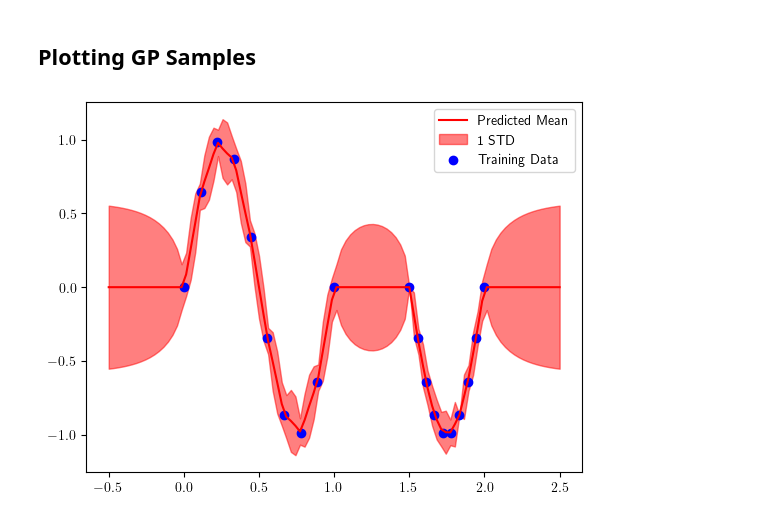
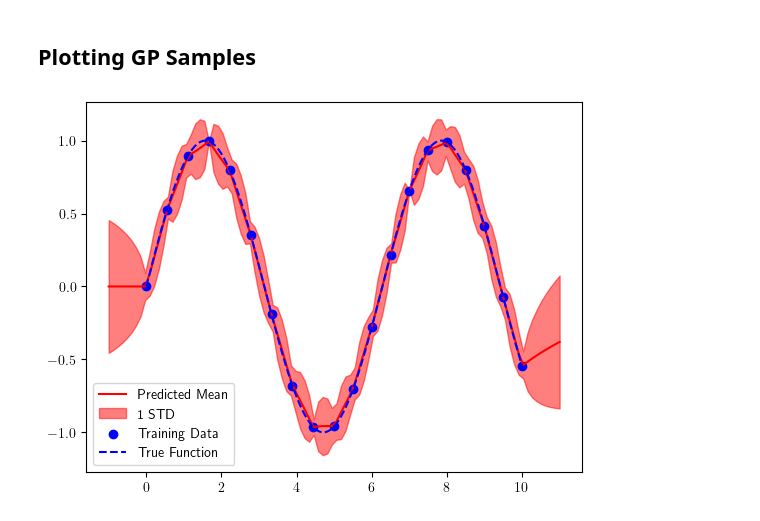
Before and after one commit to Crashprn/UncertaintyQuantification, a Jupyter notebook: Epistemic_Example.ipynb, the cells around one changed output. Cells and saved outputs as stored; diff of their text form; code cells hidden in the pictures.

```diff
--- a/Epistemic_Example.ipynb
+++ b/Epistemic_Example.ipynb
@@ -14,14 +14,14 @@ from torch import nn
 ## Generating data from sin function
 # %%
 amplitude = 1
-period = 2*np.pi
-x = torch.linspace(0, 2, 10)
+period = 1
+x = torch.linspace(0, 10, 10)
 def f(x):
     return amplitude * torch.sin(period * x)
 
 data = f(x)
 
 plt.scatter(x, data, c='r')
-plt.plot(torch.linspace(0, 2, 1000) ,f(torch.linspace(0, 2, 1000)), 'b--')
+plt.plot(torch.linspace(0, 10, 1000) ,f(torch.linspace(0, 10, 1000)), 'b--')
 plt.show()
 # %% [output]
@@ -108,8 +108,10 @@ class GaussianProcessRegressor:
 # %% [markdown]
 ## Creating Gaussian Process
 # %%
+lower_in = 0
+upper_in = 10
 num_train = 10
-x_train = torch.cat([torch.linspace(0, 1, num_train), torch.linspace(1.5, 2, num_train)]).unsqueeze(1).to(torch.device('cuda'))
+x_train = torch.cat([torch.linspace(lower_in, 5, num_train), torch.linspace(6, upper_in, num_train)]).unsqueeze(1).to(torch.device('cuda'))
 y_train = f(x_train).to(torch.device('cuda'))
 
 kernel = RBFKernel().to(torch.device('cuda'))
@@ -117,7 +119,7 @@ gp = GaussianProcessRegressor(kernel, noise=0.0)
 
 gp = gp.fit(x_train, y_train)
 
-x_test = torch.linspace(-.5, 2.5, 100, device=torch.device('cuda')).unsqueeze(1)
+x_test = torch.linspace(-1, 11, 100, device=torch.device('cuda')).unsqueeze(1)
 
 y_pred, y_std = gp.predict(x_test, return_std=True)
 # %% [output]
@@ -136,20 +138,20 @@ Iteration 900, Loss: 7.071176528930664
 # %%
 def to_numpy(tensor):
     return tensor.cpu().detach().numpy()
 
 plt.plot(to_numpy(x_test), to_numpy(y_pred), 'r', label='Predicted Mean')
 
 upper = y_pred.squeeze() + 1 * y_std
 lower = y_pred.squeeze() - 1 * y_std
 
 plt.fill_between(to_numpy(x_test).squeeze(), to_numpy(upper), to_numpy(lower), alpha=0.5, color='r', label='1 STD')
 
 plt.scatter(x_train.cpu().numpy(), y_train.cpu().numpy(), c='b', label='Training Data')
 
-plt.plot(np.linspace(0, 2, 1000), f(torch.linspace(0, 2, 1000)), 'b--', label='True Function')
+plt.plot(np.linspace(lower_in, upper_in, 1000), f(torch.linspace(lower_in, upper_in, 1000)), 'b--', label='True Function')
 
 plt.legend()
 
 plt.show()
 # %% [output]
-[figure, old version]
+[figure, new version]
```
Also changed, not shown: parts of 2 cells of this notebook.
